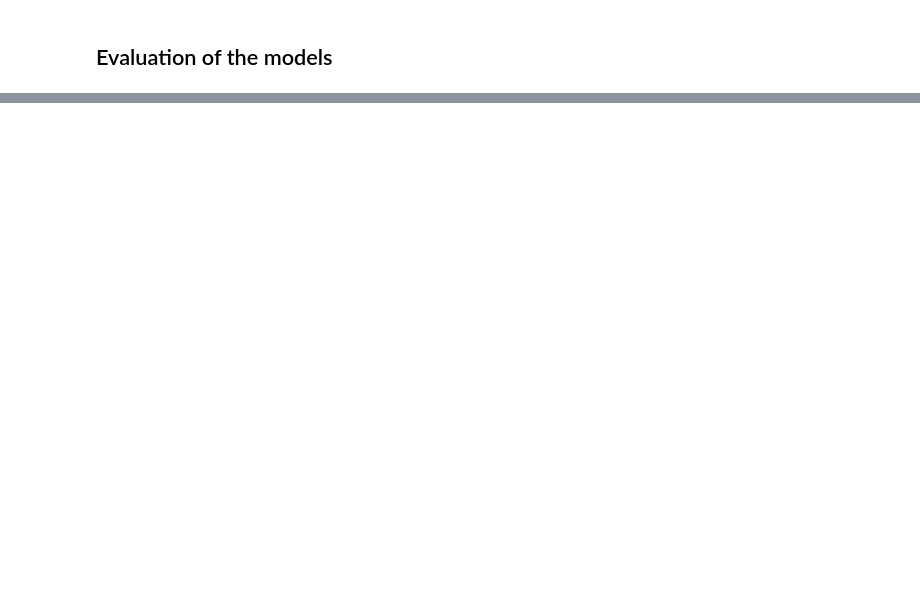
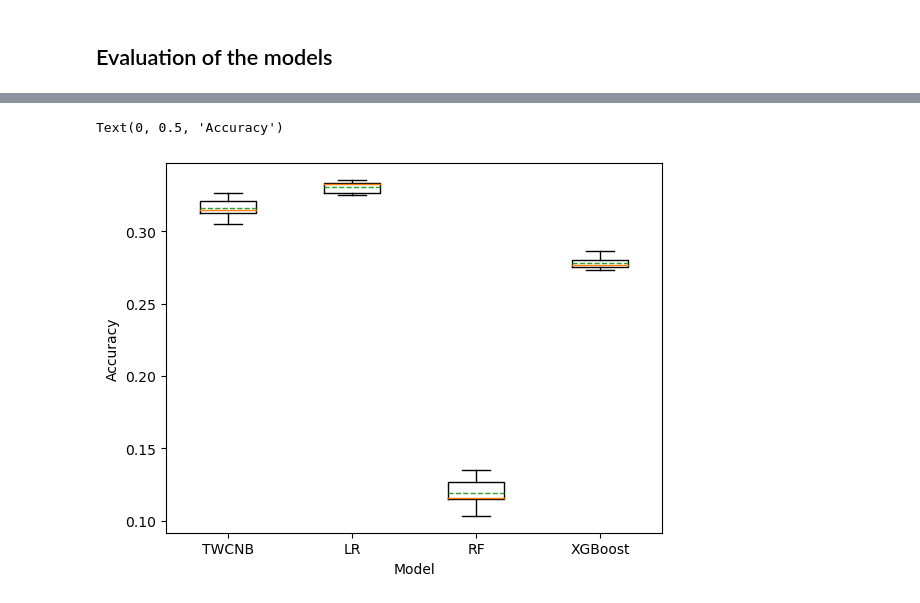
Before and after one commit to radovic/automatic-book-genre-classification, a Jupyter notebook: code/classification.ipynb, the cells around one changed output, grey strips where cells are left out. Drawn from its saved outputs; the diff is of its cells as text; code cells hidden in the pictures; blank space fills up the shorter version.

```diff
--- a/code/classification.ipynb
+++ b/code/classification.ipynb
@@ -293,13 +303,16 @@ ax.set_ylabel("F1 (micro) score")
 # %%
-models_scores_accuracy = {'Multinomial naive Bayes': mnb_scores['test_Accuracy'],
-                 'Logistic regression': lr_scores['test_Accuracy'],
-                 'Random forest': nrf_scores['test_Accuracy'],
+models_scores_accuracy = {'TWCNB': mnb_scores['test_Accuracy'],
+                 'LR': lr_scores['test_Accuracy'],
+                 'RF': rf_scores['test_Accuracy'],
                  'XGBoost' : xgboost_scores['test_Accuracy']
                 }
 
 fig, ax = plt.subplots()
 ax.boxplot(models_scores_accuracy.values(), showmeans=True, meanline = True)
 ax.set_xticklabels(models_scores_accuracy.keys())
 ax.set_xlabel("Model")
 ax.set_ylabel("Accuracy")
+# %% [output]
+Text(0, 0.5, 'Accuracy')
+[figure, added]
 # %%
```
Also changed, not shown: parts of 13 cells of this notebook, 1 other file.
